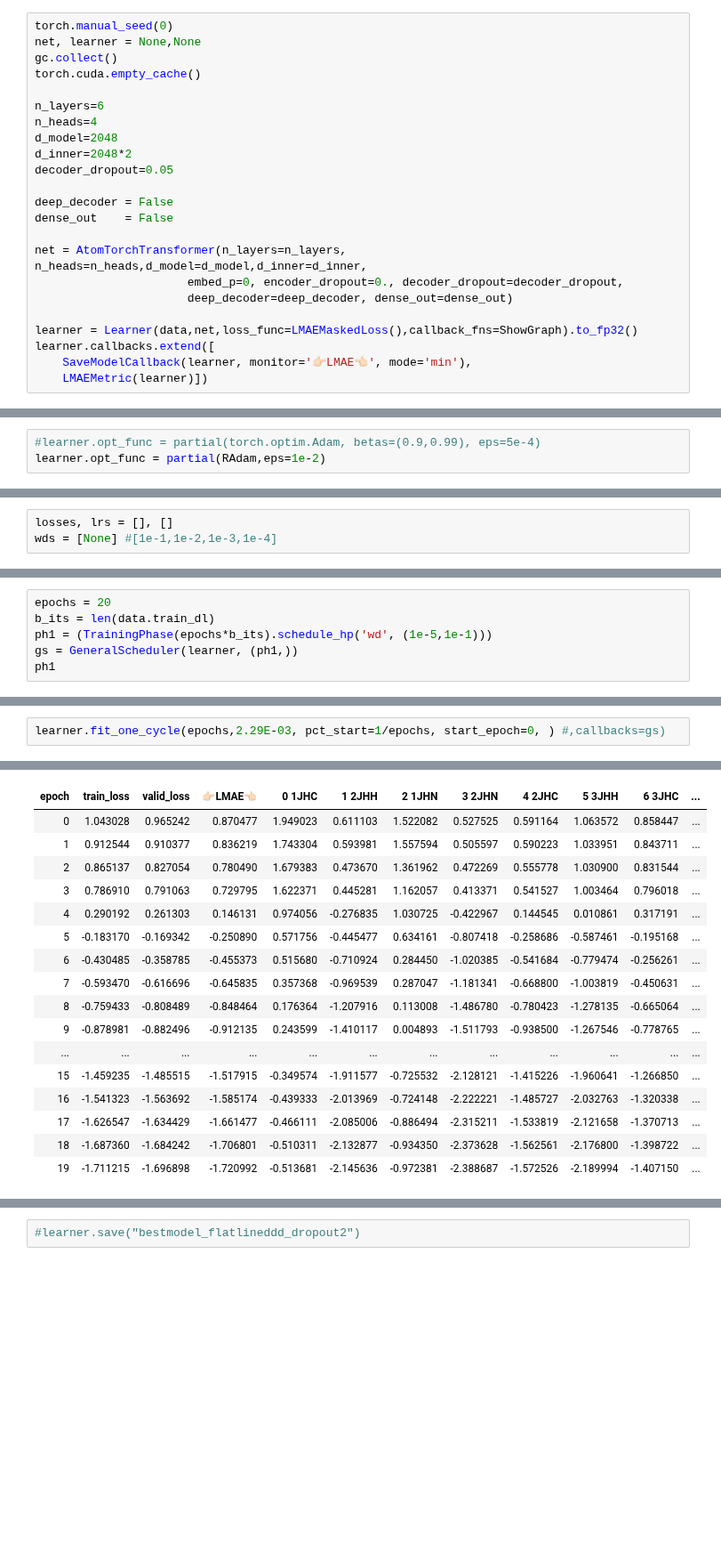
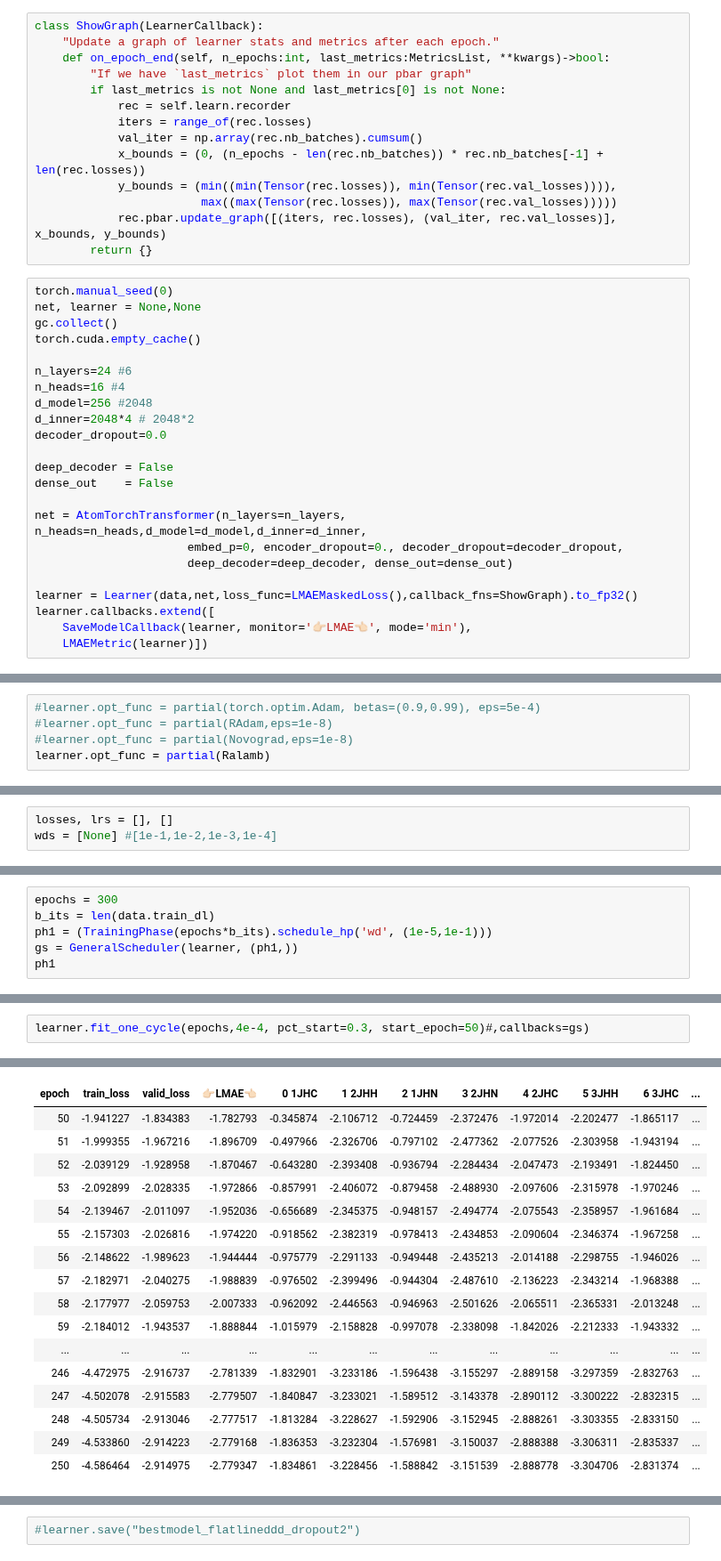
Before and after one commit to antorsae/champs-scalar-coupling, a Jupyter notebook: atom-transfomer-good-norm-pytorch.ipynb, the cells around one changed output, grey strips where cells are left out. Shown at 89% size. Cells and saved outputs as stored; diff of their text form; blank space fills up the shorter version.

Commit message:
24 layer model WiP

```diff
--- a/atom-transfomer-good-norm-pytorch.ipynb
+++ b/atom-transfomer-good-norm-pytorch.ipynb
@@ -689,17 +710,31 @@ class AtomTorchTransformer(Module):
 This callback allows to insert multiple stateful (not averaged) metrics in one pass. Addditionally we could add metrics for train if we want to.
 # %% [markdown]
 Model instantiation: where's all your TPUs/GPUs when you need a decent hyperparam sweep?
+# %%
+class ShowGraph(LearnerCallback):
+    "Update a graph of learner stats and metrics after each epoch."
+    def on_epoch_end(self, n_epochs:int, last_metrics:MetricsList, **kwargs)->bool:
+        "If we have `last_metrics` plot them in our pbar graph"
+        if last_metrics is not None and last_metrics[0] is not None:
+            rec = self.learn.recorder
+            iters = range_of(rec.losses)
+            val_iter = np.array(rec.nb_batches).cumsum()
+            x_bounds = (0, (n_epochs - len(rec.nb_batches)) * rec.nb_batches[-1] + len(rec.losses))
+            y_bounds = (min((min(Tensor(rec.losses)), min(Tensor(rec.val_losses)))),
+                        max((max(Tensor(rec.losses)), max(Tensor(rec.val_losses)))))
+            rec.pbar.update_graph([(iters, rec.losses), (val_iter, rec.val_losses)], x_bounds, y_bounds)
+        return {}
 # %%
 torch.manual_seed(0)
 net, learner = None,None
 gc.collect()
 torch.cuda.empty_cache()
 
-n_layers=6
-n_heads=4
-d_model=2048
-d_inner=2048*2
-decoder_dropout=0.05
+n_layers=24 #6
+n_heads=16 #4
+d_model=256 #2048
+d_inner=2048*4 # 2048*2
+decoder_dropout=0.0
 
 deep_decoder = False
 dense_out    = False
@@ -762,5 +800,7 @@ from radam import *
 # %%
 #learner.opt_func = partial(torch.optim.Adam, betas=(0.9,0.99), eps=5e-4)
-learner.opt_func = partial(RAdam,eps=1e-2)
+#learner.opt_func = partial(RAdam,eps=1e-8)
+#learner.opt_func = partial(Novograd,eps=1e-8)
+learner.opt_func = partial(Ralamb)
 # %%
 learner = learner.to_parallel()#.to_fp16()
@@ -791,5 +825,5 @@ Min loss divided by 10: 2.29E-03
 # %%
-epochs = 20
+epochs = 300
 b_its = len(data.train_dl)
 ph1 = (TrainingPhase(epochs*b_its).schedule_hp('wd', (1e-5,1e-1)))
 gs = GeneralScheduler(learner, (ph1,))
@@ -799,3 +833,3 @@ TrainingPhase(length=41200)
 # %%
-learner.fit_one_cycle(epochs,2.29E-03, pct_start=1/epochs, start_epoch=0, ) #,callbacks=gs)
+learner.fit_one_cycle(epochs,4e-4, pct_start=0.3, start_epoch=50)#,callbacks=gs)
 # %% [output]
@@ -802,17 +838,17 @@ learner.fit_one_cycle(epochs,2.29E-03, pct_start=1/epochs, start_epoch=0, ) #,ca
 | epoch | train_loss | valid_loss | 👉🏻LMAE👈🏻 | 0 1JHC | 1 2JHH | 2 1JHN | 3 2JHN | 4 2JHC | 5 3JHH | 6 3JHC | ... |
-| 0 | 1.043028 | 0.965242 | 0.870477 | 1.949023 | 0.611103 | 1.522082 | 0.527525 | 0.591164 | 1.063572 | 0.858447 | ... |
-| 1 | 0.912544 | 0.910377 | 0.836219 | 1.743304 | 0.593981 | 1.557594 | 0.505597 | 0.590223 | 1.033951 | 0.843711 | ... |
-| 2 | 0.865137 | 0.827054 | 0.780490 | 1.679383 | 0.473670 | 1.361962 | 0.472269 | 0.555778 | 1.030900 | 0.831544 | ... |
-| 3 | 0.786910 | 0.791063 | 0.729795 | 1.622371 | 0.445281 | 1.162057 | 0.413371 | 0.541527 | 1.003464 | 0.796018 | ... |
-| 4 | 0.290192 | 0.261303 | 0.146131 | 0.974056 | -0.276835 | 1.030725 | -0.422967 | 0.144545 | 0.010861 | 0.317191 | ... |
-| 5 | -0.183170 | -0.169342 | -0.250890 | 0.571756 | -0.445477 | 0.634161 | -0.807418 | -0.258686 | -0.587461 | -0.195168 | ... |
-| 6 | -0.430485 | -0.358785 | -0.455373 | 0.515680 | -0.710924 | 0.284450 | -1.020385 | -0.541684 | -0.779474 | -0.256261 | ... |
-| 7 | -0.593470 | -0.616696 | -0.645835 | 0.357368 | -0.969539 | 0.287047 | -1.181341 | -0.668800 | -1.003819 | -0.450631 | ... |
-| 8 | -0.759433 | -0.808489 | -0.848464 | 0.176364 | -1.207916 | 0.113008 | -1.486780 | -0.780423 | -1.278135 | -0.665064 | ... |
-| 9 | -0.878981 | -0.882496 | -0.912135 | 0.243599 | -1.410117 | 0.004893 | -1.511793 | -0.938500 | -1.267546 | -0.778765 | ... |
+| 50 | -1.941227 | -1.834383 | -1.782793 | -0.345874 | -2.106712 | -0.724459 | -2.372476 | -1.972014 | -2.202477 | -1.865117 | ... |
+| 51 | -1.999355 | -1.967216 | -1.896709 | -0.497966 | -2.326706 | -0.797102 | -2.477362 | -2.077526 | -2.303958 | -1.943194 | ... |
+| 52 | -2.039129 | -1.928958 | -1.870467 | -0.643280 | -2.393408 | -0.936794 | -2.284434 | -2.047473 | -2.193491 | -1.824450 | ... |
+| 53 | -2.092899 | -2.028335 | -1.972866 | -0.857991 | -2.406072 | -0.879458 | -2.488930 | -2.097606 | -2.315978 | -1.970246 | ... |
+| 54 | -2.139467 | -2.011097 | -1.952036 | -0.656689 | -2.345375 | -0.948157 | -2.494774 | -2.075543 | -2.358957 | -1.961684 | ... |
+| 55 | -2.157303 | -2.026816 | -1.974220 | -0.918562 | -2.382319 | -0.978413 | -2.434853 | -2.090604 | -2.346374 | -1.967258 | ... |
+| 56 | -2.148622 | -1.989623 | -1.944444 | -0.975779 | -2.291133 | -0.949448 | -2.435213 | -2.014188 | -2.298755 | -1.946026 | ... |
+| 57 | -2.182971 | -2.040275 | -1.988839 | -0.976502 | -2.399496 | -0.944304 | -2.487610 | -2.136223 | -2.343214 | -1.968388 | ... |
+| 58 | -2.177977 | -2.059753 | -2.007333 | -0.962092 | -2.446563 | -0.946963 | -2.501626 | -2.065511 | -2.365331 | -2.013248 | ... |
+| 59 | -2.184012 | -1.943537 | -1.888844 | -1.015979 | -2.158828 | -0.997078 | -2.338098 | -1.842026 | -2.212333 | -1.943332 | ... |
 | ... | ... | ... | ... | ... | ... | ... | ... | ... | ... | ... | ... |
-| 15 | -1.459235 | -1.485515 | -1.517915 | -0.349574 | -1.911577 | -0.725532 | -2.128121 | -1.415226 | -1.960641 | -1.266850 | ... |
-| 16 | -1.541323 | -1.563692 | -1.585174 | -0.439333 | -2.013969 | -0.724148 | -2.222221 | -1.485727 | -2.032763 | -1.320338 | ... |
-| 17 | -1.626547 | -1.634429 | -1.661477 | -0.466111 | -2.085006 | -0.886494 | -2.315211 | -1.533819 | -2.121658 | -1.370713 | ... |
-| 18 | -1.687360 | -1.684242 | -1.706801 | -0.510311 | -2.132877 | -0.934350 | -2.373628 | -1.562561 | -2.176800 | -1.398722 | ... |
-| 19 | -1.711215 | -1.696898 | -1.720992 | -0.513681 | -2.145636 | -0.972381 | -2.388687 | -1.572526 | -2.189994 | -1.407150 | ... |
+| 246 | -4.472975 | -2.916737 | -2.781339 | -1.832901 | -3.233186 | -1.596438 | -3.155297 | -2.889158 | -3.297359 | -2.832763 | ... |
+| 247 | -4.502078 | -2.915583 | -2.779507 | -1.840847 | -3.233021 | -1.589512 | -3.143378 | -2.890112 | -3.300222 | -2.832315 | ... |
+| 248 | -4.505734 | -2.913046 | -2.777517 | -1.813284 | -3.228627 | -1.592906 | -3.152945 | -2.888261 | -3.303355 | -2.833150 | ... |
+| 249 | -4.533860 | -2.914223 | -2.779168 | -1.836353 | -3.232304 | -1.576981 | -3.150037 | -2.888388 | -3.306311 | -2.835337 | ... |
+| 250 | -4.586464 | -2.914975 | -2.779347 | -1.834861 | -3.228456 | -1.588842 | -3.151539 | -2.888778 | -3.304706 | -2.831374 | ... |
```
Also changed, not shown: parts of 17 cells of this notebook.
